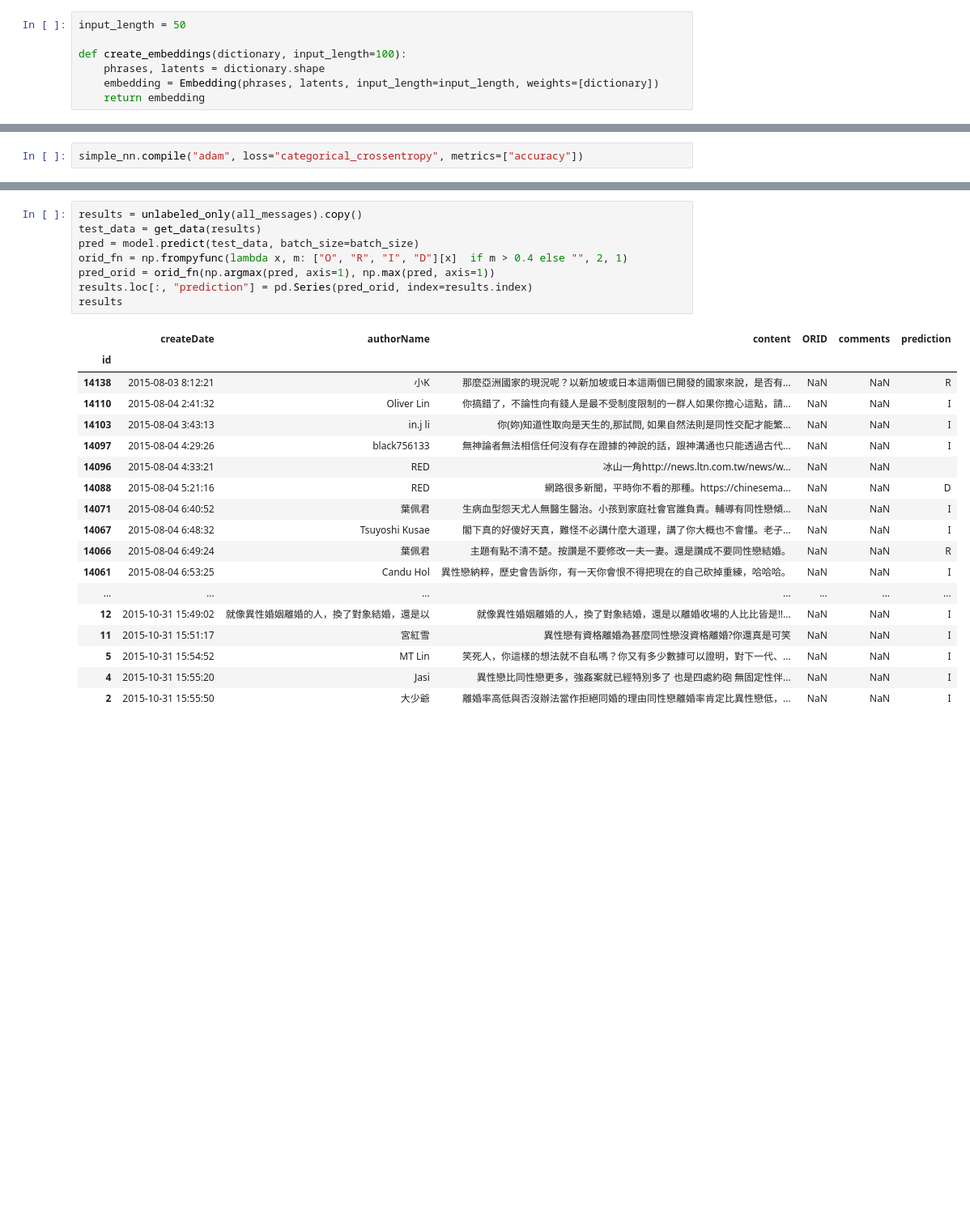
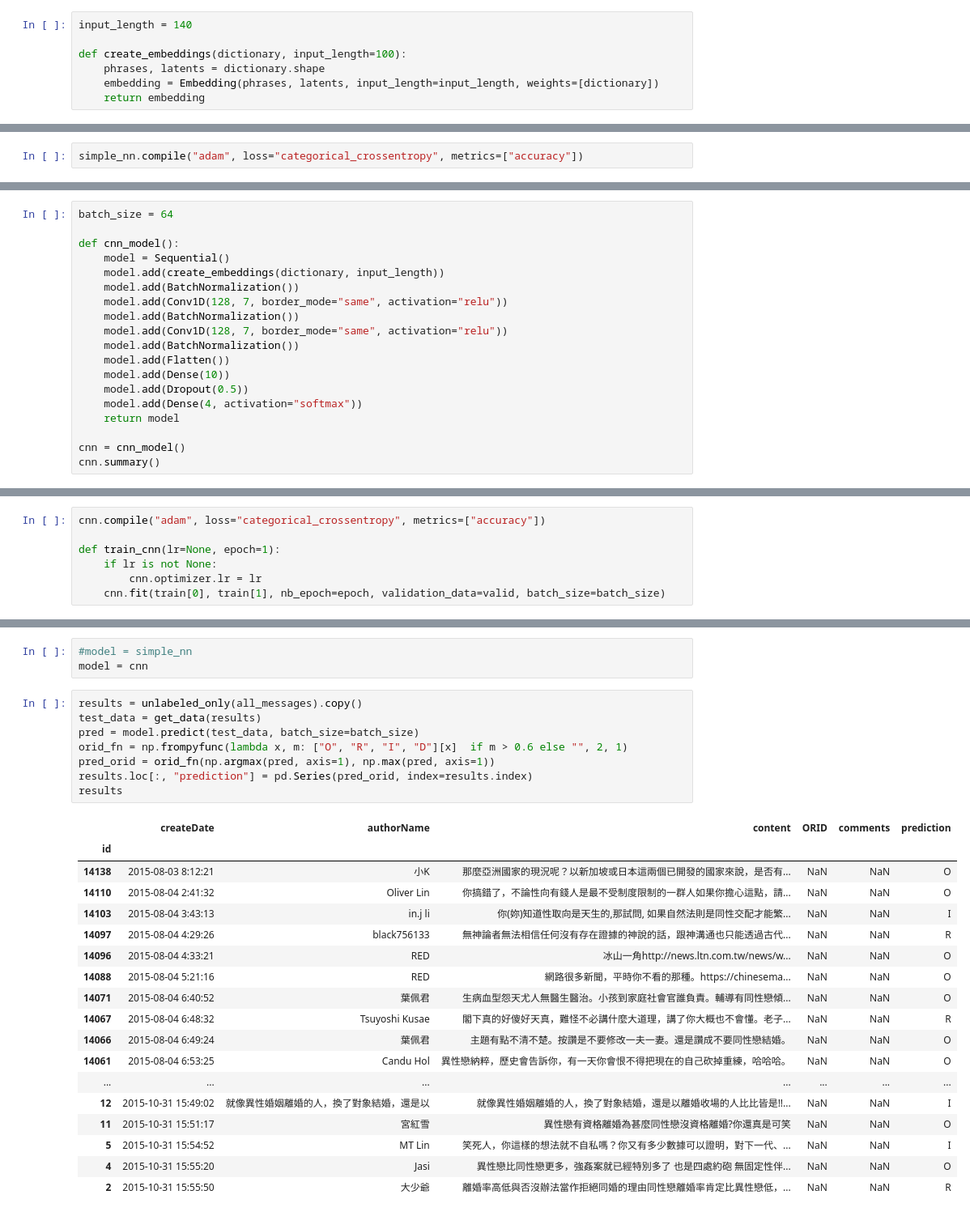
Before and after one commit to SenseTW/classifier, a Jupyter notebook: nbs/join-gay-marriage.ipynb, the cells around one changed output, grey strips where cells are left out. Shown: that part at 81% size. Cells and saved outputs as stored; diff of their text form; blank space fills up the shorter version.

```diff
--- a/nbs/join-gay-marriage.ipynb
+++ b/nbs/join-gay-marriage.ipynb
@@ -141,7 +178,7 @@ plt.show()
 # %% [markdown]
 Setup input length and word embeddings.
 # %%
-input_length = 50
+input_length = 140
 
 def create_embeddings(dictionary, input_length=100):
     phrases, latents = dictionary.shape
@@ -249,0 +288,19 @@ Epoch 8/8
+# %%
+batch_size = 64
+
+def cnn_model():
+    model = Sequential()
+    model.add(create_embeddings(dictionary, input_length))
+    model.add(BatchNormalization())
+    model.add(Conv1D(128, 7, border_mode="same", activation="relu"))
+    model.add(BatchNormalization())
+    model.add(Conv1D(128, 7, border_mode="same", activation="relu"))
+    model.add(BatchNormalization())
+    model.add(Flatten())
+    model.add(Dense(10))
+    model.add(Dropout(0.5))
+    model.add(Dense(4, activation="softmax"))
+    return model
+
+cnn = cnn_model()
+cnn.summary()
@@ -249,0 +325,7 @@ Epoch 8/8
+# %%
+cnn.compile("adam", loss="categorical_crossentropy", metrics=["accuracy"])
+
+def train_cnn(lr=None, epoch=1):
+    if lr is not None:
+        cnn.optimizer.lr = lr
+    cnn.fit(train[0], train[1], nb_epoch=epoch, validation_data=valid, batch_size=batch_size)
@@ -254,30 +358,33 @@ model = simple_nn
+# %%
+#model = simple_nn
+model = cnn
 # %%
 results = unlabeled_only(all_messages).copy()
 test_data = get_data(results)
 pred = model.predict(test_data, batch_size=batch_size)
-orid_fn = np.frompyfunc(lambda x, m: ["O", "R", "I", "D"][x]  if m > 0.4 else "", 2, 1)
+orid_fn = np.frompyfunc(lambda x, m: ["O", "R", "I", "D"][x]  if m > 0.6 else "", 2, 1)
 pred_orid = orid_fn(np.argmax(pred, axis=1), np.max(pred, axis=1))
 results.loc[:, "prediction"] = pd.Series(pred_orid, index=results.index)
 results
 # %% [output]
 |  | createDate | authorName | content | ORID | comments | prediction |
 | id |  |  |  |  |  |  |
-| 14138 | 2015-08-03 8:12:21 | 小K | 那麼亞洲國家的現況呢？以新加坡或日本這兩個已開發的國家來說，是否有... | NaN | NaN | R |
-| 14110 | 2015-08-04 2:41:32 | Oliver Lin | 你搞錯了，不論性向有錢人是最不受制度限制的一群人如果你擔心這點，請... | NaN | NaN | I |
+| 14138 | 2015-08-03 8:12:21 | 小K | 那麼亞洲國家的現況呢？以新加坡或日本這兩個已開發的國家來說，是否有... | NaN | NaN | O |
+| 14110 | 2015-08-04 2:41:32 | Oliver Lin | 你搞錯了，不論性向有錢人是最不受制度限制的一群人如果你擔心這點，請... | NaN | NaN | O |
 | 14103 | 2015-08-04 3:43:13 | in.j li | 你(妳)知道性取向是天生的,那試問, 如果自然法則是同性交配才能繁... | NaN | NaN | I |
-| 14097 | 2015-08-04 4:29:26 | black756133 | 無神論者無法相信任何沒有存在證據的神說的話，跟神溝通也只能透過古代... | NaN | NaN | I |
-| 14096 | 2015-08-04 4:33:21 | RED | 冰山一角http://news.ltn.com.tw/news/w... | NaN | NaN |  |
-| 14088 | 2015-08-04 5:21:16 | RED | 網路很多新聞，平時你不看的那種。https://chinesema... | NaN | NaN | D |
-| 14071 | 2015-08-04 6:40:52 | 葉佩君 | 生病血型怨天尤人無醫生醫治。小孩到家庭社會官誰負責。輔導有同性戀傾... | NaN | NaN | I |
-| 14067 | 2015-08-04 6:48:32 | Tsuyoshi Kusae | 閣下真的好傻好天真，難怪不必講什麼大道理，講了你大概也不會懂。老子... | NaN | NaN | I |
-| 14066 | 2015-08-04 6:49:24 | 葉佩君 | 主題有點不清不楚。按讚是不要修改一夫一妻。還是讚成不要同性戀結婚。 | NaN | NaN | R |
-| 14061 | 2015-08-04 6:53:25 | Candu Hol | 異性戀納粹，歷史會告訴你，有一天你會恨不得把現在的自己砍掉重練，哈哈哈。 | NaN | NaN | I |
+| 14097 | 2015-08-04 4:29:26 | black756133 | 無神論者無法相信任何沒有存在證據的神說的話，跟神溝通也只能透過古代... | NaN | NaN | R |
+| 14096 | 2015-08-04 4:33:21 | RED | 冰山一角http://news.ltn.com.tw/news/w... | NaN | NaN | O |
+| 14088 | 2015-08-04 5:21:16 | RED | 網路很多新聞，平時你不看的那種。https://chinesema... | NaN | NaN | O |
+| 14071 | 2015-08-04 6:40:52 | 葉佩君 | 生病血型怨天尤人無醫生醫治。小孩到家庭社會官誰負責。輔導有同性戀傾... | NaN | NaN | O |
+| 14067 | 2015-08-04 6:48:32 | Tsuyoshi Kusae | 閣下真的好傻好天真，難怪不必講什麼大道理，講了你大概也不會懂。老子... | NaN | NaN | R |
+| 14066 | 2015-08-04 6:49:24 | 葉佩君 | 主題有點不清不楚。按讚是不要修改一夫一妻。還是讚成不要同性戀結婚。 | NaN | NaN | O |
+| 14061 | 2015-08-04 6:53:25 | Candu Hol | 異性戀納粹，歷史會告訴你，有一天你會恨不得把現在的自己砍掉重練，哈哈哈。 | NaN | NaN | O |
 | ... | ... | ... | ... | ... | ... | ... |
 | 12 | 2015-10-31 15:49:02 | 就像異性婚姻離婚的人，換了對象結婚，還是以 | 就像異性婚姻離婚的人，換了對象結婚，還是以離婚收場的人比比皆是!!... | NaN | NaN | I |
-| 11 | 2015-10-31 15:51:17 | 宮紅雪 | 異性戀有資格離婚為甚麼同性戀沒資格離婚?你還真是可笑 | NaN | NaN | I |
+| 11 | 2015-10-31 15:51:17 | 宮紅雪 | 異性戀有資格離婚為甚麼同性戀沒資格離婚?你還真是可笑 | NaN | NaN | O |
 | 5 | 2015-10-31 15:54:52 | MT Lin | 笑死人，你這樣的想法就不自私嗎？你又有多少數據可以證明，對下一代、... | NaN | NaN | I |
-| 4 | 2015-10-31 15:55:20 | Jasi | 異性戀比同性戀更多，強姦案就已經特別多了 也是四處約砲 無固定性伴... | NaN | NaN | I |
-| 2 | 2015-10-31 15:55:50 | 大少爺 | 離婚率高低與否沒辦法當作拒絕同婚的理由同性戀離婚率肯定比異性戀低，... | NaN | NaN | I |
+| 4 | 2015-10-31 15:55:20 | Jasi | 異性戀比同性戀更多，強姦案就已經特別多了 也是四處約砲 無固定性伴... | NaN | NaN | O |
+| 2 | 2015-10-31 15:55:50 | 大少爺 | 離婚率高低與否沒辦法當作拒絕同婚的理由同性戀離婚率肯定比異性戀低，... | NaN | NaN | R |
 9938 rows × 6 columns
 # %%
 results[results.prediction == "O"]
```
Also changed, not shown: parts of 34 cells of this notebook, 1 other file.
